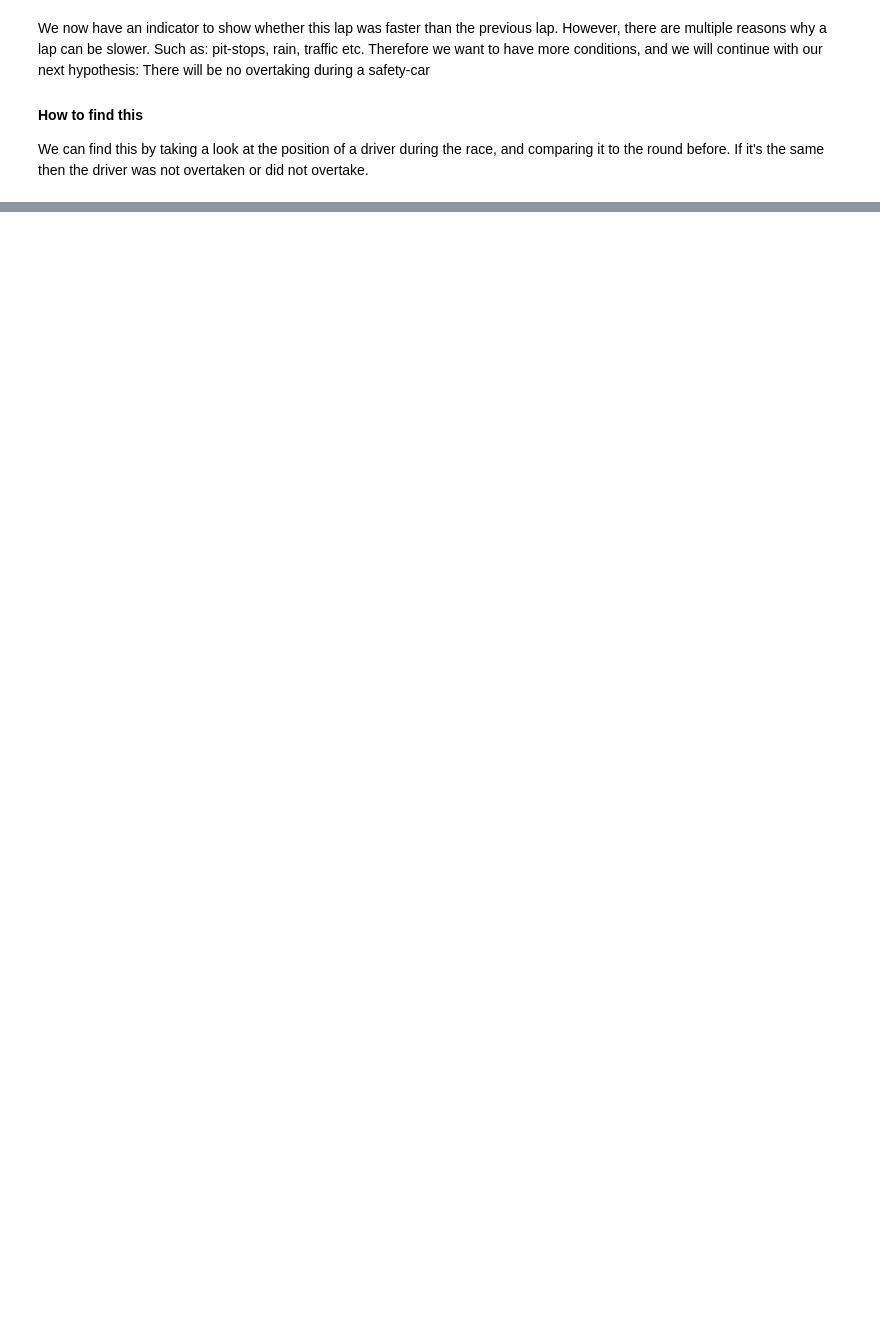
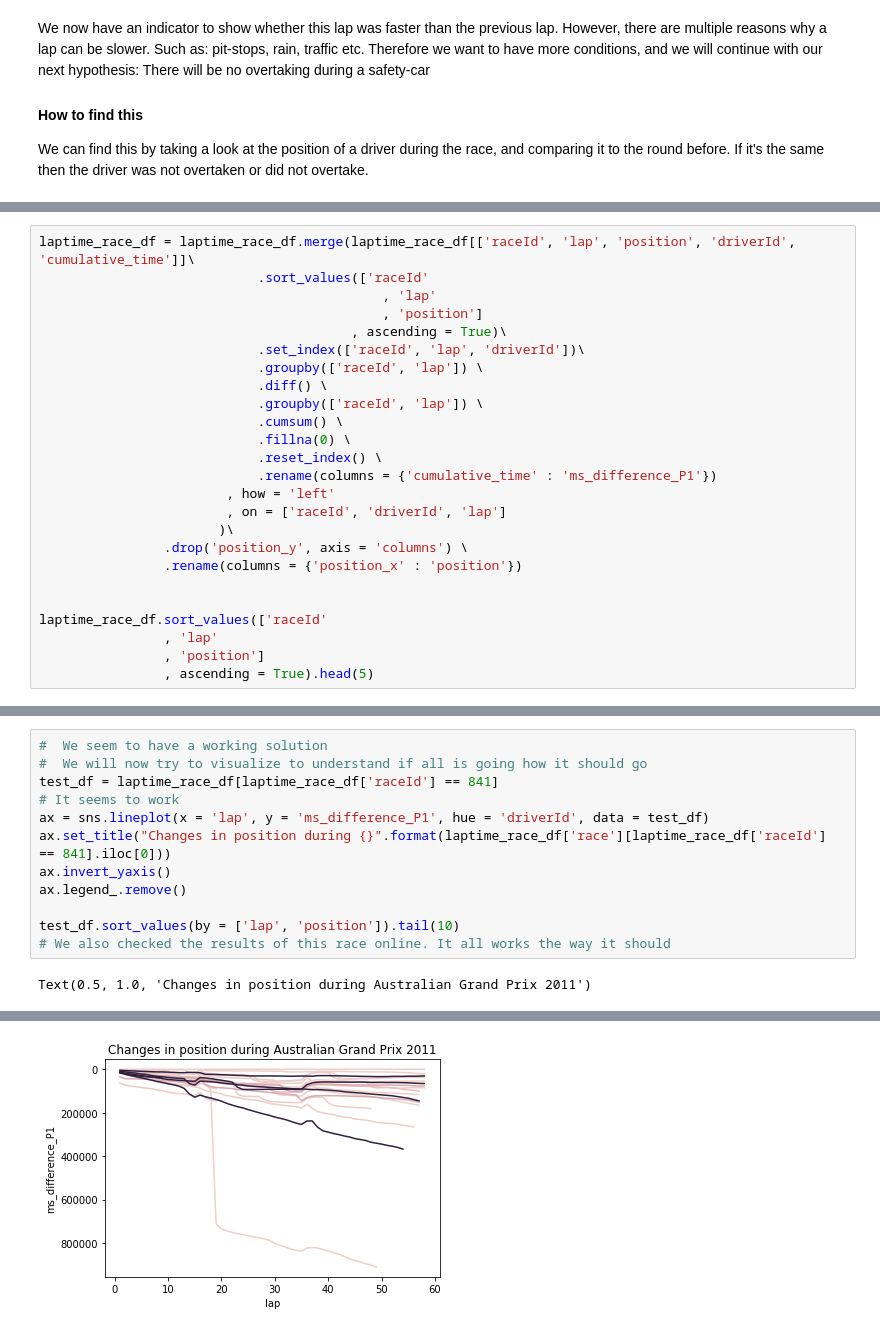
Before and after one commit to yannickaugustijn/F1, a Jupyter notebook: Safety cars.ipynb, the cells around one changed output, grey strips where cells are left out. Saved outputs shown, nothing was run; the diff lists cells and outputs as text; blank space fills up the shorter version.

Commit message:
Managed to calculate time difference to P1

```diff
--- a/Safety cars.ipynb
+++ b/Safety cars.ipynb
@@ -183,0 +388,25 @@ We now have our second indicator finished, whether there was overtaking. We will
+# %%
+laptime_race_df = laptime_race_df.merge(laptime_race_df[['raceId', 'lap', 'position', 'driverId', 'cumulative_time']]\
+                            .sort_values(['raceId'
+                                            , 'lap'
+                                            , 'position']
+                                        , ascending = True)\
+                            .set_index(['raceId', 'lap', 'driverId'])\
+                            .groupby(['raceId', 'lap']) \
+                            .diff() \
+                            .groupby(['raceId', 'lap']) \
+                            .cumsum() \
+                            .fillna(0) \
+                            .reset_index() \
+                            .rename(columns = {'cumulative_time' : 'ms_difference_P1'})
+                        , how = 'left'
+                        , on = ['raceId', 'driverId', 'lap']
+                       )\
+                .drop('position_y', axis = 'columns') \
+                .rename(columns = {'position_x' : 'position'})
+
+
+laptime_race_df.sort_values(['raceId'
+                , 'lap'
+                , 'position']
+                , ascending = True).head(5)
@@ -183,0 +426,14 @@ We now have our second indicator finished, whether there was overtaking. We will
+# %%
+#  We seem to have a working solution
+#  We will now try to visualize to understand if all is going how it should go
+test_df = laptime_race_df[laptime_race_df['raceId'] == 841]
+# It seems to work
+ax = sns.lineplot(x = 'lap', y = 'ms_difference_P1', hue = 'driverId', data = test_df)
+ax.set_title("Changes in position during {}".format(laptime_race_df['race'][laptime_race_df['raceId'] == 841].iloc[0]))
+ax.invert_yaxis()
+ax.legend_.remove()
+
+test_df.sort_values(by = ['lap', 'position']).tail(10)
+# We also checked the results of this race online. It all works the way it should
+# %% [output]
+Text(0.5, 1.0, 'Changes in position during Australian Grand Prix 2011')
@@ -183,0 +451 @@ We now have our second indicator finished, whether there was overtaking. We will
+[figure, added]
```
Also changed, not shown: parts of 19 cells of this notebook.
